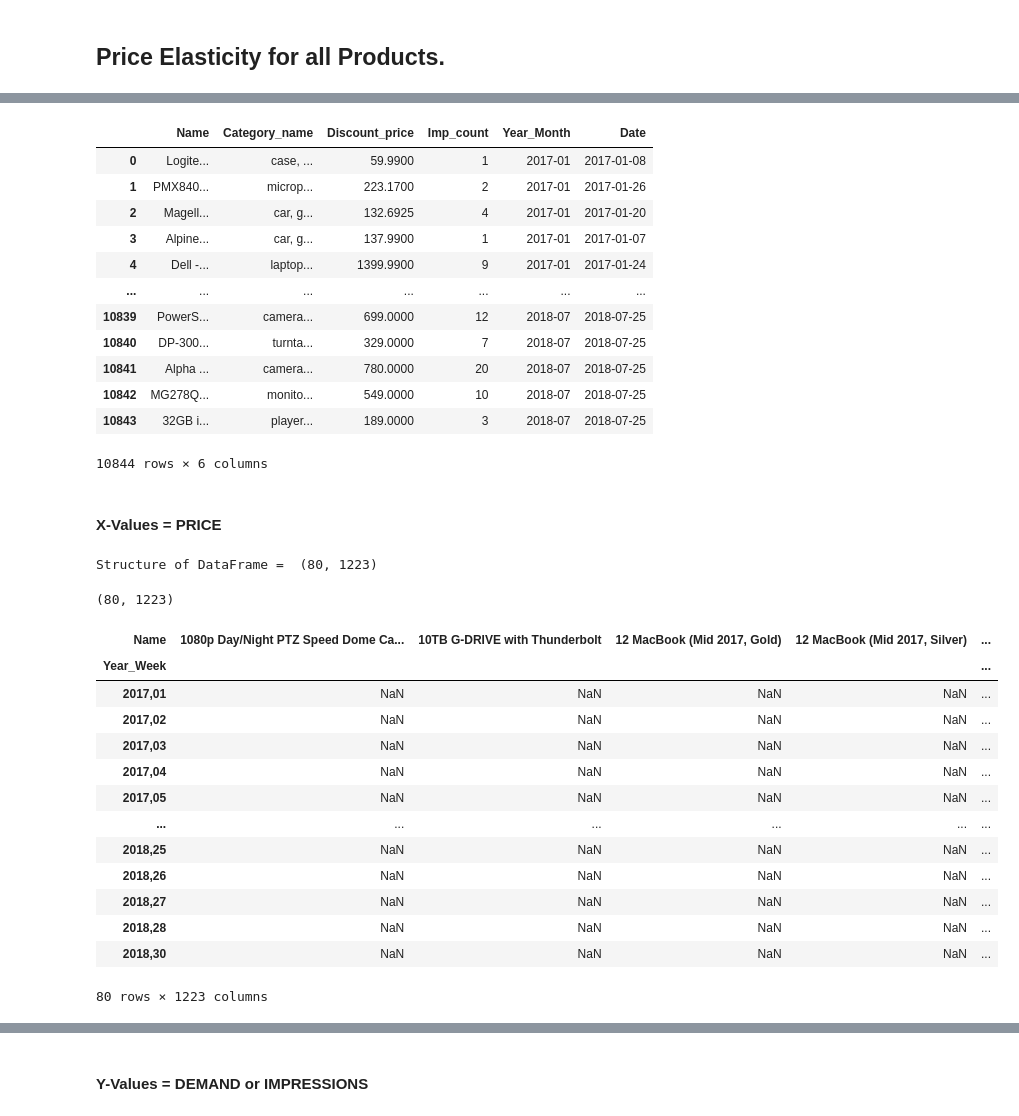
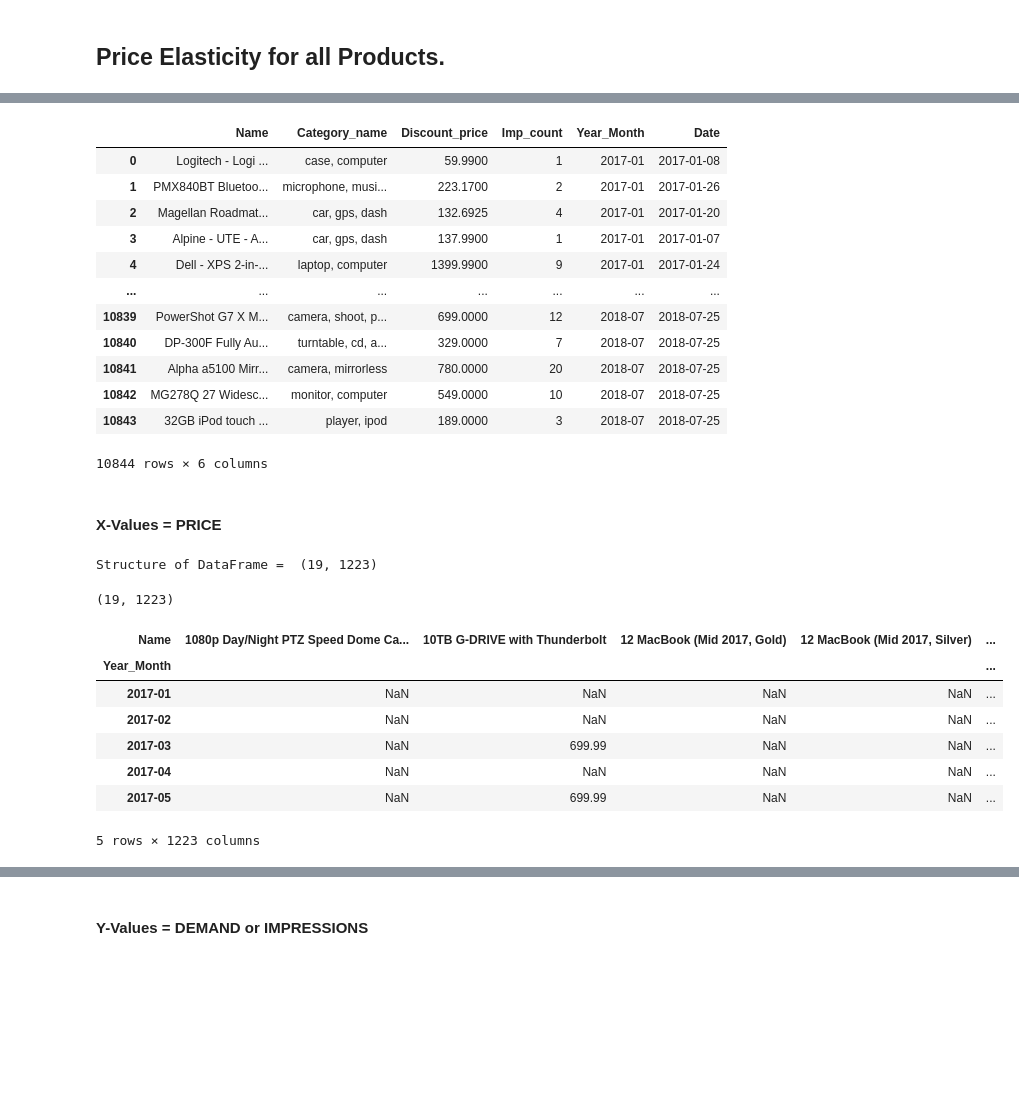
Before and after one commit to prasad-wakchoure/project, a Jupyter notebook: Siddharth/03-Model+.ipynb, the cells around one changed output, grey strips where cells are left out. Saved outputs shown, nothing was run; the diff lists cells and outputs as text; code cells hidden in the pictures; blank space fills up the shorter version.

```diff
--- a/Siddharth/03-Model+.ipynb
+++ b/Siddharth/03-Model+.ipynb
@@ -13,7 +13,7 @@ import seaborn as sns
 import matplotlib.pyplot as plt
 %matplotlib inline
 pd.options.display.max_columns = 0
-pd.options.display.max_colwidth =10
+pd.options.display.max_colwidth =20
 
 # CONFIGURATIONS
 # ------------------------------------------------------
@@ -82,46 +82,40 @@ dfx_mod['Date']= pd.to_datetime(dfx_mod['Date'])
 dfx_mod.sort_values("Year_Month",ignore_index=True)
 # %% [output]
 |  | Name | Category_name | Discount_price | Imp_count | Year_Month | Date |
-| 0 | Logite... | case, ... | 59.9900 | 1 | 2017-01 | 2017-01-08 |
-| 1 | PMX840... | microp... | 223.1700 | 2 | 2017-01 | 2017-01-26 |
-| 2 | Magell... | car, g... | 132.6925 | 4 | 2017-01 | 2017-01-20 |
-| 3 | Alpine... | car, g... | 137.9900 | 1 | 2017-01 | 2017-01-07 |
-| 4 | Dell -... | laptop... | 1399.9900 | 9 | 2017-01 | 2017-01-24 |
+| 0 | Logitech - Logi ... | case, computer | 59.9900 | 1 | 2017-01 | 2017-01-08 |
+| 1 | PMX840BT Bluetoo... | microphone, musi... | 223.1700 | 2 | 2017-01 | 2017-01-26 |
+| 2 | Magellan Roadmat... | car, gps, dash | 132.6925 | 4 | 2017-01 | 2017-01-20 |
+| 3 | Alpine - UTE - A... | car, gps, dash | 137.9900 | 1 | 2017-01 | 2017-01-07 |
+| 4 | Dell - XPS 2-in-... | laptop, computer | 1399.9900 | 9 | 2017-01 | 2017-01-24 |
 | ... | ... | ... | ... | ... | ... | ... |
-| 10839 | PowerS... | camera... | 699.0000 | 12 | 2018-07 | 2018-07-25 |
-| 10840 | DP-300... | turnta... | 329.0000 | 7 | 2018-07 | 2018-07-25 |
-| 10841 | Alpha ... | camera... | 780.0000 | 20 | 2018-07 | 2018-07-25 |
-| 10842 | MG278Q... | monito... | 549.0000 | 10 | 2018-07 | 2018-07-25 |
-| 10843 | 32GB i... | player... | 189.0000 | 3 | 2018-07 | 2018-07-25 |
+| 10839 | PowerShot G7 X M... | camera, shoot, p... | 699.0000 | 12 | 2018-07 | 2018-07-25 |
+| 10840 | DP-300F Fully Au... | turntable, cd, a... | 329.0000 | 7 | 2018-07 | 2018-07-25 |
+| 10841 | Alpha a5100 Mirr... | camera, mirrorless | 780.0000 | 20 | 2018-07 | 2018-07-25 |
+| 10842 | MG278Q 27 Widesc... | monitor, computer | 549.0000 | 10 | 2018-07 | 2018-07-25 |
+| 10843 | 32GB iPod touch ... | player, ipod | 189.0000 | 3 | 2018-07 | 2018-07-25 |
 10844 rows × 6 columns
 # %% [markdown]
 #### X-Values = PRICE
 # %%
 
 #New X dataframe.
-x_new = dfx_mod.pivot(index="Year_Week", columns='Name' ,values='Discount_price')
+x_new = dfx_mod.pivot(index="Year_Month", columns='Name' ,values='Discount_price')
 print("Structure of DataFrame = ",x_new.shape)
 x_new.shape
 # %% [output]
-Structure of DataFrame =  (80, 1223)
+Structure of DataFrame =  (19, 1223)
-(80, 1223)
+(19, 1223)
 # %%
-x_new.head(9999)
+x_new.head()
 # %% [output]
 | Name | 1080p Day/Night PTZ Speed Dome Ca... | 10TB G-DRIVE with Thunderbolt | 12 MacBook (Mid 2017, Gold) | 12 MacBook (Mid 2017, Silver) | ... |
-| Year_Week |  |  |  |  | ... |
-| 2017,01 | NaN | NaN | NaN | NaN | ... |
-| 2017,02 | NaN | NaN | NaN | NaN | ... |
-| 2017,03 | NaN | NaN | NaN | NaN | ... |
-| 2017,04 | NaN | NaN | NaN | NaN | ... |
-| 2017,05 | NaN | NaN | NaN | NaN | ... |
-| ... | ... | ... | ... | ... | ... |
-| 2018,25 | NaN | NaN | NaN | NaN | ... |
-| 2018,26 | NaN | NaN | NaN | NaN | ... |
-| 2018,27 | NaN | NaN | NaN | NaN | ... |
-| 2018,28 | NaN | NaN | NaN | NaN | ... |
-| 2018,30 | NaN | NaN | NaN | NaN | ... |
+| Year_Month |  |  |  |  | ... |
+| 2017-01 | NaN | NaN | NaN | NaN | ... |
+| 2017-02 | NaN | NaN | NaN | NaN | ... |
+| 2017-03 | NaN | 699.99 | NaN | NaN | ... |
+| 2017-04 | NaN | NaN | NaN | NaN | ... |
+| 2017-05 | NaN | 699.99 | NaN | NaN | ... |
-80 rows × 1223 columns
+5 rows × 1223 columns
 # %%
 # FOR X VALUES
 #Filling missing values with fillna + forward filling
```
Also changed, not shown: parts of 11 cells of this notebook.
